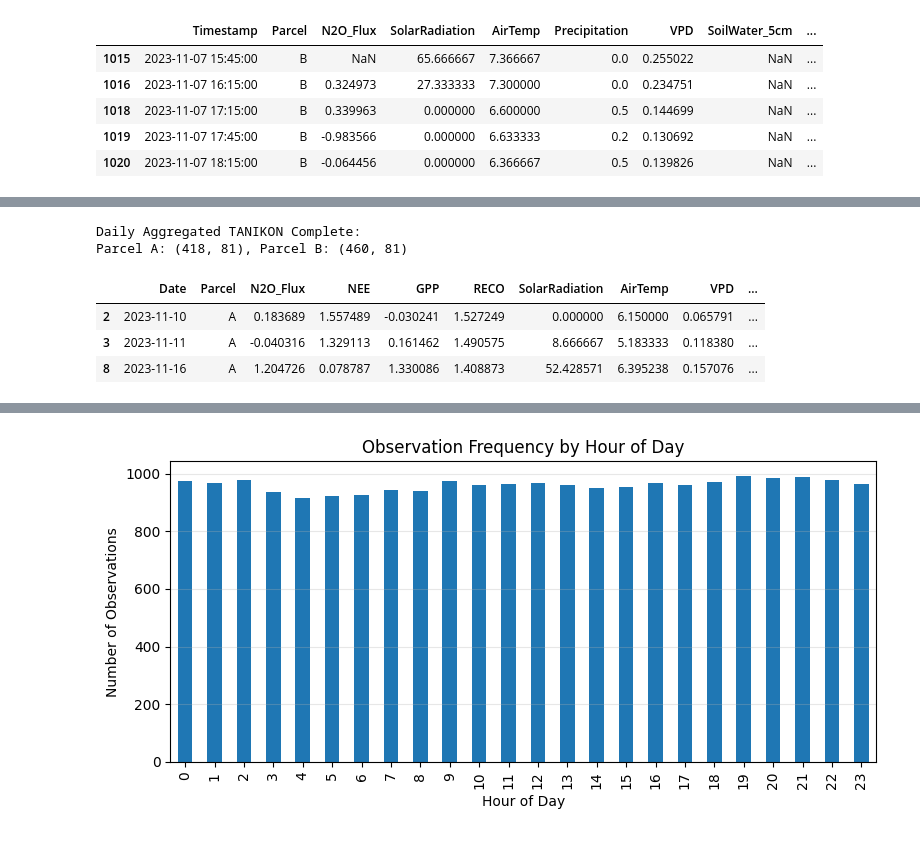
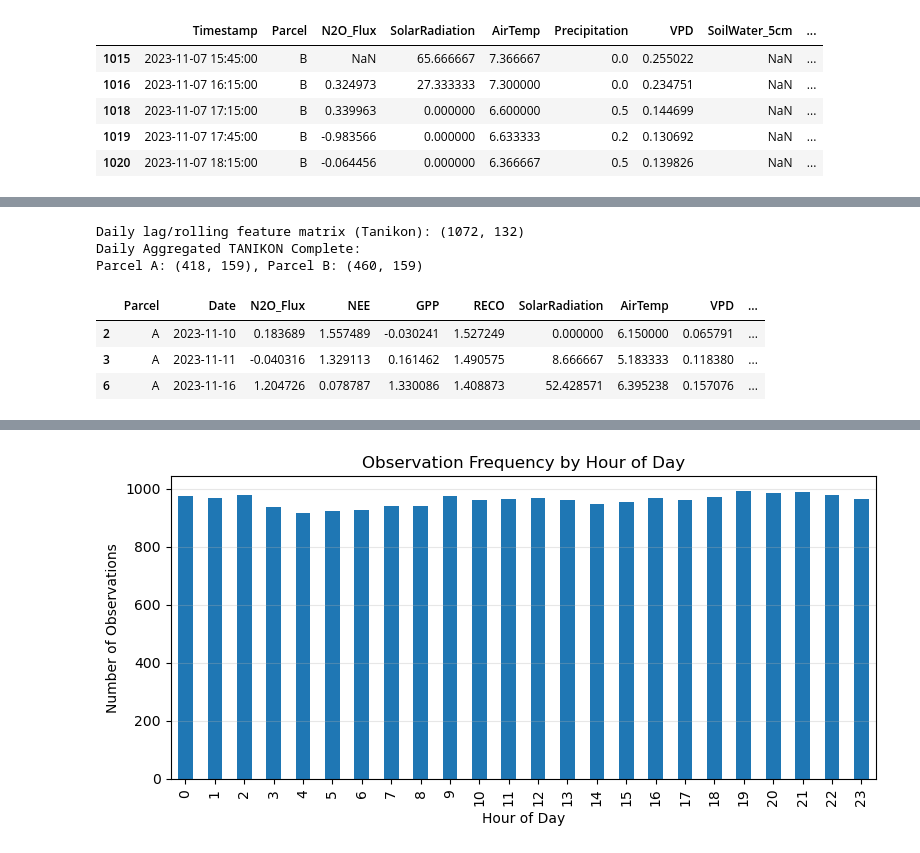
Before and after one commit to AndreasHiropedi/N2O_Emissions_Prediction, a Jupyter notebook: data_exploration/data_exploration_tanikon.ipynb, the cells around one changed output, grey strips where cells are left out. Saved outputs shown, nothing was run; the diff lists cells and outputs as text; code cells hidden in the pictures.

```diff
--- a/data_exploration/data_exploration_tanikon.ipynb
+++ b/data_exploration/data_exploration_tanikon.ipynb
@@ -262,62 +394,101 @@ tanikon_daily = (
     .sort_values(["Parcel", "Date"])
 )
 
-# ==========================================================
-# --- Compute Daily Lag Features (shift by rows) ---
-# ==========================================================
-predictors = [
+meteo_daily_tanikon = [
     "NEE","GPP","RECO",
-    "SolarRadiation","AirTemp","Precipitation","VPD",
+    "SolarRadiation","AirTemp","VPD",
     "SoilWater_5cm","SoilWater_15cm","SoilWater_30cm",
-    "SoilTemp_5cm","SoilTemp_15cm","SoilTemp_30cm"
+    "SoilTemp_5cm","SoilTemp_15cm","SoilTemp_30cm",
+    "Precipitation",
 ]
 
-lags = [1, 3, 5, 7]
+lag_days     = [1, 3, 5, 7]
+roll_windows = [3, 5, 7]
 
-daily_list = []
+lagged_list = []
 
 for parcel, group in tanikon_daily.groupby("Parcel"):
-    group = group.set_index("Date").asfreq("D")  # ensure daily continuity
+    # Ensure sorted by date; if you want strict daily continuity you can add `.asfreq("D")`
+    group = group.set_index("Date").sort_index()
+    group.index.name = "Date"
+    # Optional: uncomment if you want to fill missing days explicitly
+    # group = group.asfreq("D")
 
-    for var in predictors:
-        for lag in lags:
-            group[f"{var}_lag{lag}d"] = group[var].shift(lag)
+    newcols = []
 
-    group["Parcel"] = parcel
-    daily_list.append(group.reset_index())
+    # --- Simple daily lags (same as Chamau) ---
+    for var in meteo_daily_tanikon:
+        for lag in lag_days:
+            newcols.append(
+                group[var].shift(lag).rename(f"{var}_lag{lag}d")
+            )
 
-tanikon_daily = pd.concat(daily_list, ignore_index=True)
+    # --- Rolling means/sums excluding current day (shift(1)) ---
+    shifted = group[meteo_daily_tanikon].shift(1)
+    for var in meteo_daily_tanikon:
+        for w in roll_windows:
+            newcols.append(
+                shifted[var]
+                .rolling(w, min_periods=1)
+                .mean()
+                .rename(f"{var}_roll{w}d_mean")
+            )
+            newcols.append(
+                shifted[var]
+                .rolling(w, min_periods=1)
+                .sum()
+                .rename(f"{var}_roll{w}d_sum")
+            )
+
+    # Concatenate results like for Chamau
+    feats = pd.concat(newcols, axis=1).reset_index()
+    feats.insert(0, "Parcel", parcel)
+    lagged_list.append(feats)
+
+# Combine all parcels
+tanikon_daily_features = pd.concat(lagged_list, ignore_index=True)
+print(f"Daily lag/rolling feature matrix (Tanikon): {tanikon_daily_features.shape}")
+
+# ==========================================================
+# --- Merge back into tanikon_daily ---
+# ==========================================================
+tanikon_daily = tanikon_daily.merge(
+    tanikon_daily_features,
+    on=["Parcel", "Date"],
+    how="left"
+)
 
 # ==========================================================
 # --- Add time helpers & transform N2O ---
 # ==========================================================
 tanikon_daily["Date"] = pd.to_datetime(tanikon_daily["Date"])
 tanikon_daily["year"] = tanikon_daily["Date"].dt.year
 tanikon_daily["month"] = tanikon_daily["Date"].dt.month
 
 # Keep only periods where N2O was measured
 tanikon_daily = tanikon_daily[tanikon_daily["N2O_Flux"].notna()]
 
 # Log-transform for modeling stability
 tanikon_daily["N2O_Flux_ln"] = np.where(
     tanikon_daily["N2O_Flux"] > 0,
     np.log1p(tanikon_daily["N2O_Flux"]),
     0
 )
 
 # ==========================================================
 # --- Split into Parcel A, Parcel B, and Combined ---
 # ==========================================================
 tanikon_daily_A = tanikon_daily[tanikon_daily["Parcel"] == "A"].set_index("Date").sort_index()
 tanikon_daily_B = tanikon_daily[tanikon_daily["Parcel"] == "B"].set_index("Date").sort_index()
 
 print("Daily Aggregated TANIKON Complete:")
 print(f"Parcel A: {tanikon_daily_A.shape}, Parcel B: {tanikon_daily_B.shape}")
 tanikon_daily.head(3)
 # %% [output]
+Daily lag/rolling feature matrix (Tanikon): (1072, 132)
 Daily Aggregated TANIKON Complete:
-Parcel A: (418, 81), Parcel B: (460, 81)
+Parcel A: (418, 159), Parcel B: (460, 159)
-|  | Date | Parcel | N2O_Flux | NEE | GPP | RECO | SolarRadiation | AirTemp | VPD | ... |
-| 2 | 2023-11-10 | A | 0.183689 | 1.557489 | -0.030241 | 1.527249 | 0.000000 | 6.150000 | 0.065791 | ... |
-| 3 | 2023-11-11 | A | -0.040316 | 1.329113 | 0.161462 | 1.490575 | 8.666667 | 5.183333 | 0.118380 | ... |
-| 8 | 2023-11-16 | A | 1.204726 | 0.078787 | 1.330086 | 1.408873 | 52.428571 | 6.395238 | 0.157076 | ... |
+|  | Parcel | Date | N2O_Flux | NEE | GPP | RECO | SolarRadiation | AirTemp | VPD | ... |
+| 2 | A | 2023-11-10 | 0.183689 | 1.557489 | -0.030241 | 1.527249 | 0.000000 | 6.150000 | 0.065791 | ... |
+| 3 | A | 2023-11-11 | -0.040316 | 1.329113 | 0.161462 | 1.490575 | 8.666667 | 5.183333 | 0.118380 | ... |
+| 6 | A | 2023-11-16 | 1.204726 | 0.078787 | 1.330086 | 1.408873 | 52.428571 | 6.395238 | 0.157076 | ... |
```
Also changed, not shown: parts of 10 cells of this notebook.
